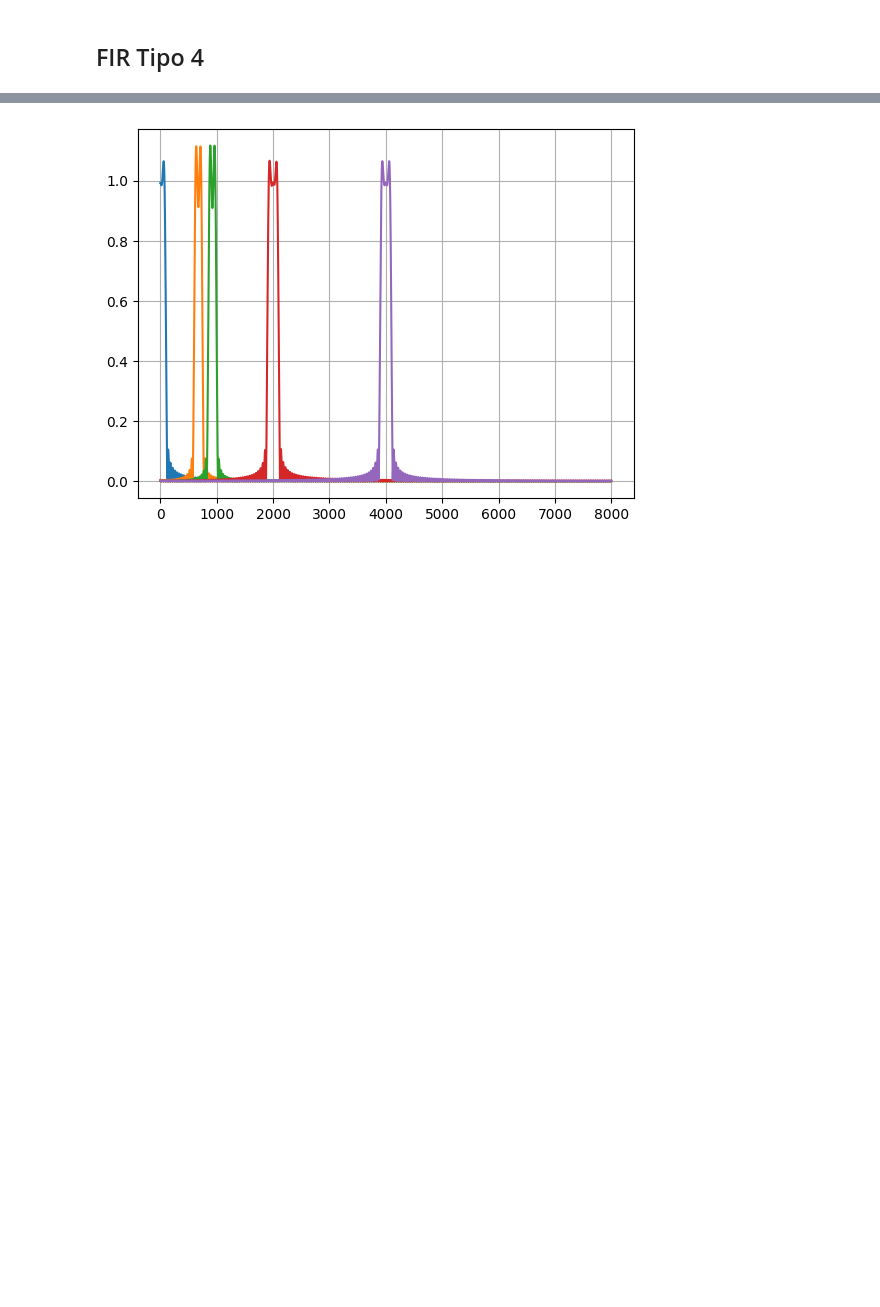
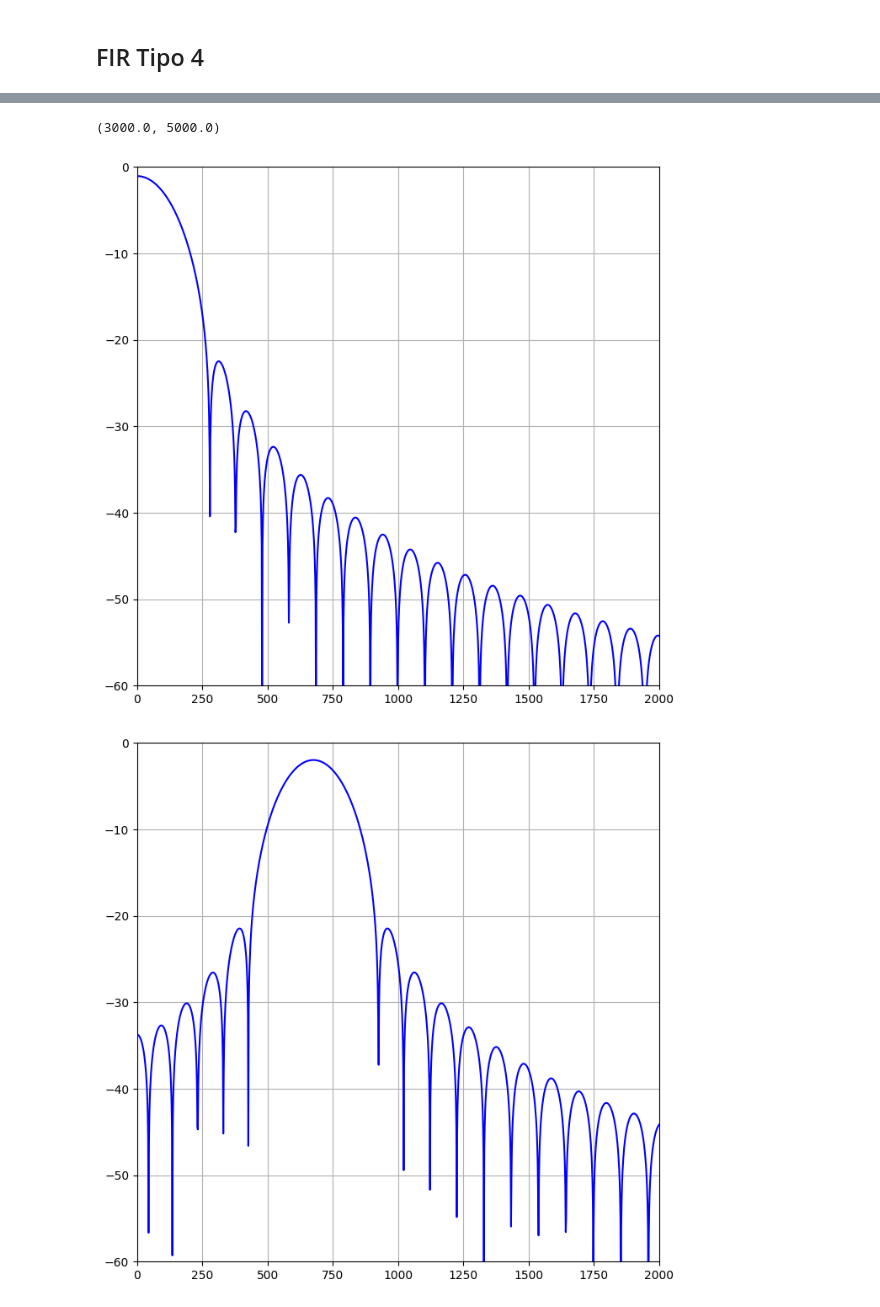
Before and after one commit to EriCand-Ss/PDS, a Jupyter notebook: FIR/FIR.ipynb, the cells around one changed output, grey strips where cells are left out. Saved outputs shown, nothing was run; the diff lists cells and outputs as text; code cells hidden in the pictures; blank space fills up the shorter version.

```diff
--- a/FIR/FIR.ipynb
+++ b/FIR/FIR.ipynb
@@ -199,18 +352,43 @@ def bandpass_tipo1(fc1,fc2,fs,M):
     f = f1
     return h, H, f
 # %%
-h_cos1,H_cos1,f1 = lowpass_tipo1(100,16000,400)
-h_cos2,H_cos2,f2 = bandpass_tipo1(600,750,16000,400)
-h_cos3,H_cos3,f3 = bandpass_tipo1(850,1000,16000,400)
-h_cos4,H_cos4,f4 = bandpass_tipo1(1900,2100,16000,400)
-h_cos5,H_cos5,f5 = bandpass_tipo1(3900,4100,16000,400)
+h_cos1,H_cos1,f1 = lowpass_tipo1(100,16000,150)
+h_cos2,H_cos2,f2 = bandpass_tipo1(600,750,16000,150)
+h_cos3,H_cos3,f3 = bandpass_tipo1(850,1000,16000,150)
+h_cos4,H_cos4,f4 = bandpass_tipo1(1900,2100,16000,150)
+h_cos5,H_cos5,f5 = bandpass_tipo1(3900,4100,16000,150)
 
-plt.plot(f1, np.abs(H_cos1[0:len(H_cos1)//2]))
-plt.plot(f2, np.abs(H_cos2[0:len(H_cos1)//2]))
-plt.plot(f3, np.abs(H_cos3[0:len(H_cos1)//2]))
-plt.plot(f4, np.abs(H_cos4[0:len(H_cos1)//2]))
-plt.plot(f5, np.abs(H_cos5[0:len(H_cos1)//2]))
+plt.figure(figsize=(8,8))
+plt.plot(f1, 10*np.log10(np.abs(H_cos1[0:len(H_cos1)//2])), color = "blue")
+plt.grid()
+plt.xlim(0,2000)
+plt.ylim(-60,0)
 
+
+plt.figure(figsize=(8,8))
+plt.plot(f2, 10*np.log10(np.abs(H_cos2[0:len(H_cos2)//2])), color = "blue")
 plt.grid()
+plt.ylim(-60,0)
+plt.xlim(0,2000)
+
+plt.figure(figsize=(8,8))
+plt.plot(f3, 10*np.log10(np.abs(H_cos3[0:len(H_cos3)//2])), color = "blue")
+plt.grid()
+plt.ylim(-60,0)
+plt.xlim(0,2000)
+
+plt.figure(figsize=(8,8))
+plt.plot(f4, 10*np.log10(np.abs(H_cos4[0:len(H_cos4)//2])), color = "blue")
+plt.grid()
+plt.ylim(-60,0)
+plt.xlim(1000,3000)
+
+plt.figure(figsize=(8,8))
+plt.plot(f5, 10*np.log10(np.abs(H_cos5[0:len(H_cos5)//2])), color = "blue")
+plt.grid()
+plt.ylim(-60,0)
+plt.xlim(3000,5000)
 # %% [output]
+(3000.0, 5000.0)
-[figure, old version]
+[figure, new version]
+[figure, added]
```
Also changed, not shown: parts of 27 cells of this notebook, 6 other files.
